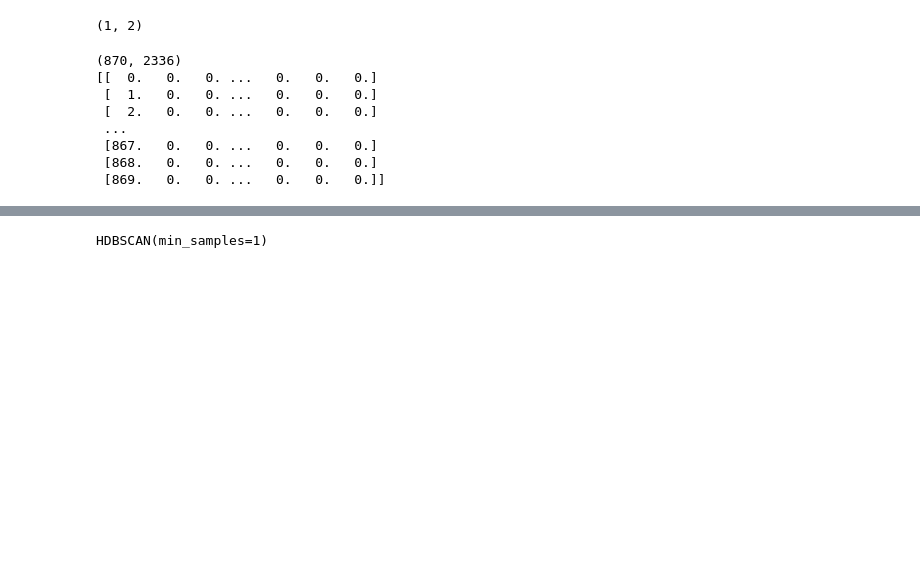
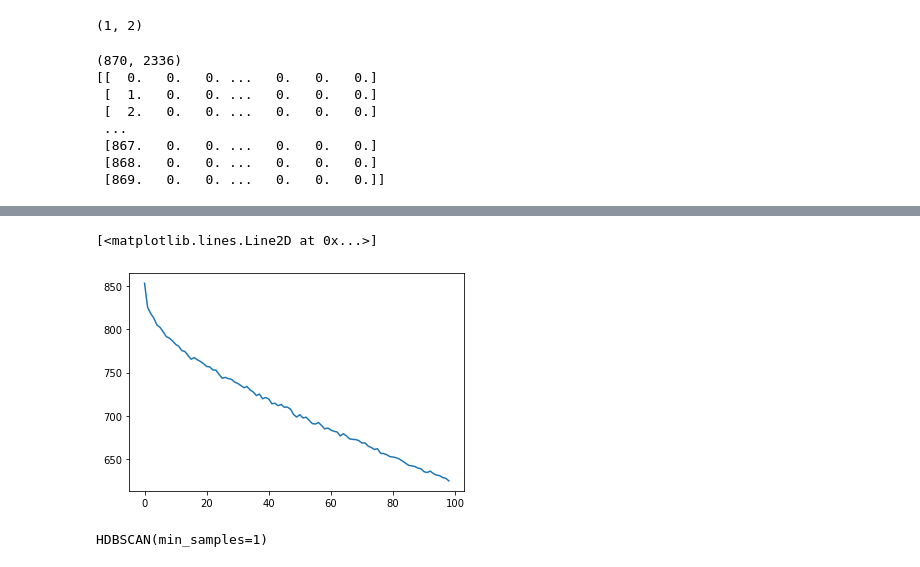
Before and after one commit to vc64/essayGrouping, a Jupyter notebook: essayGrouping.ipynb, the cells around one changed output, grey strips where cells are left out. Drawn from its saved outputs; the diff is of its cells as text; code cells hidden in the pictures; blank space fills up the shorter version.

```diff
--- a/essayGrouping.ipynb
+++ b/essayGrouping.ipynb
@@ -747,0 +776,9 @@ for x in all_clusters[n:n+1]:
+# %%
+# using sklearn KMeans function
+elbow = []
+
+for i in range(1, 100):
+    print(i)
+    kmeans = KMeans(n_clusters = i, init = "k-means++", random_state = 333)
+    kmeans.fit(tfidf_matrix_indexed[:,1:])
+    elbow.append(kmeans.inertia_)
@@ -748,3 +804,8 @@ for x in all_clusters[n:n+1]:
+# %%
+plt.plot(elbow)
+# %% [output]
+[<matplotlib.lines.Line2D at 0x...>]
+[figure, added]
 # %%
 import hdbscan
 
```
Also changed, not shown: parts of 18 cells of this notebook.
